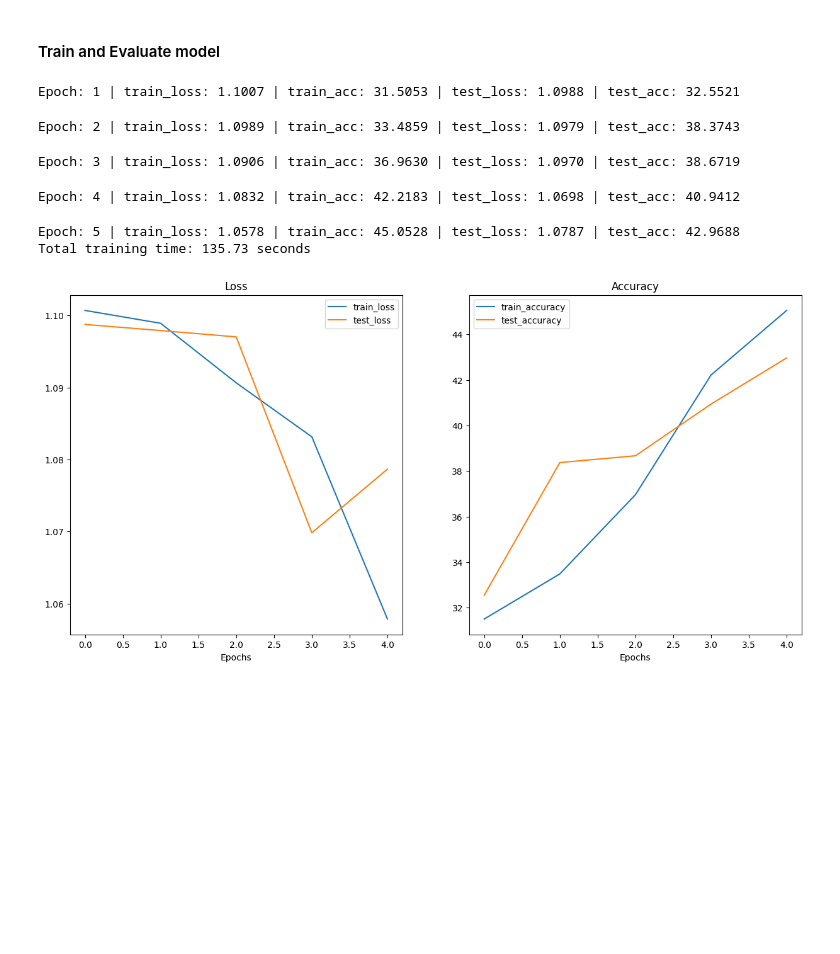
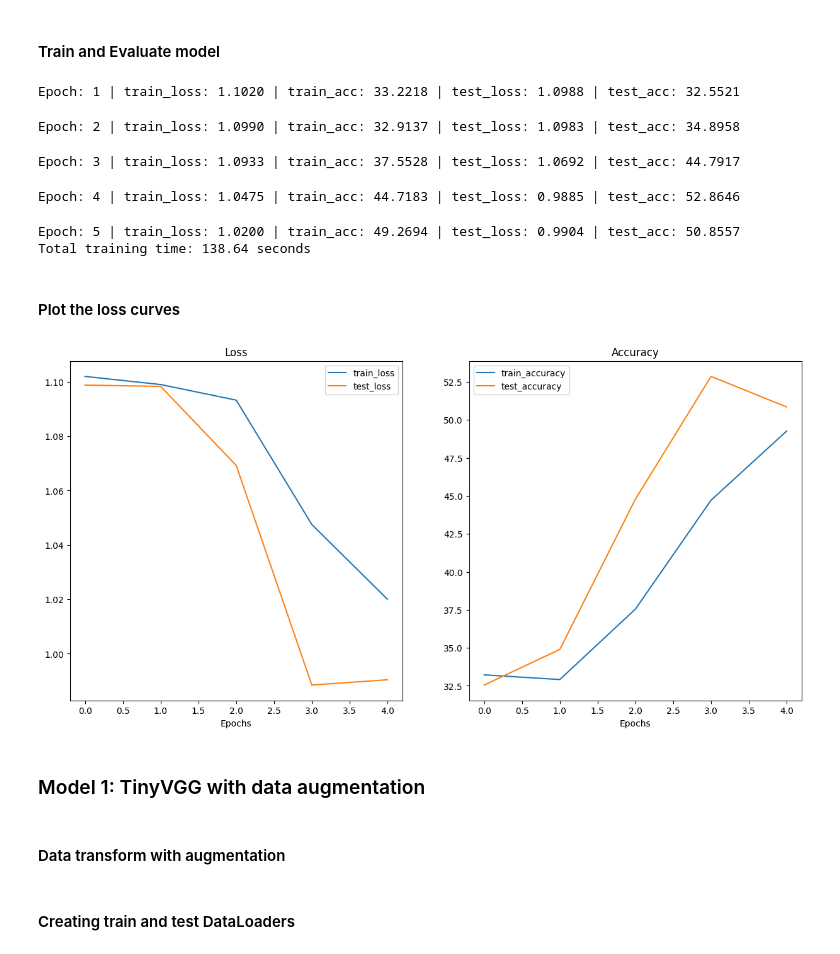
Before and after one commit to pmadzia/food-classification, a Jupyter notebook: notebooks/food_classification.ipynb, the cells around one changed output. Cells and saved outputs as stored; diff of their text form; code cells hidden in the pictures; blank space fills up the shorter version.

```diff
--- a/notebooks/food_classification.ipynb
+++ b/notebooks/food_classification.ipynb
@@ -487,7 +487,7 @@ def train(model,
 #### Setup loss function and optimizer
 # %%
 loss_fn = nn.CrossEntropyLoss()
-optimizer = torch.optim.SGD(params=model_0.parameters(), lr=0.1)
+optimizer = torch.optim.Adam(params=model_0.parameters(), lr=0.001)
 # %% [markdown]
 #### Train and Evaluate model
 # %%
@@ -510,14 +510,16 @@ model_0_results = train(model=model_0,
 end_time = timer()
 print(f'Total training time: {end_time-start_time:.2f} seconds')
 # %% [output]
-Epoch: 1 | train_loss: 1.1007 | train_acc: 31.5053 | test_loss: 1.0988 | test_acc: 32.5521
+Epoch: 1 | train_loss: 1.1020 | train_acc: 33.2218 | test_loss: 1.0988 | test_acc: 32.5521
-Epoch: 2 | train_loss: 1.0989 | train_acc: 33.4859 | test_loss: 1.0979 | test_acc: 38.3743
+Epoch: 2 | train_loss: 1.0990 | train_acc: 32.9137 | test_loss: 1.0983 | test_acc: 34.8958
-Epoch: 3 | train_loss: 1.0906 | train_acc: 36.9630 | test_loss: 1.0970 | test_acc: 38.6719
+Epoch: 3 | train_loss: 1.0933 | train_acc: 37.5528 | test_loss: 1.0692 | test_acc: 44.7917
-Epoch: 4 | train_loss: 1.0832 | train_acc: 42.2183 | test_loss: 1.0698 | test_acc: 40.9412
+Epoch: 4 | train_loss: 1.0475 | train_acc: 44.7183 | test_loss: 0.9885 | test_acc: 52.8646
-Epoch: 5 | train_loss: 1.0578 | train_acc: 45.0528 | test_loss: 1.0787 | test_acc: 42.9688
-Total training time: 135.73 seconds
+Epoch: 5 | train_loss: 1.0200 | train_acc: 49.2694 | test_loss: 0.9904 | test_acc: 50.8557
+Total training time: 138.64 seconds
+# %% [markdown]
+#### Plot the loss curves
 # %%
-def plot_loss_curves(results: dict[str, list[float]]):
+def plot_loss_curves_and_accuracy(results: dict[str, list[float]]):
     '''
     Plot training and test loss and accuracy curves.
 
@@ -560,6 +562,10 @@ def plot_loss_curves(results: dict[str, list[float]]):
     plt.xlabel('Epochs')
     plt.legend();
 # %%
-plot_loss_curves(model_0_results)
+plot_loss_curves_and_accuracy(model_0_results)
 # %% [output]
-[figure, old version]
+[figure, new version]
+# %% [markdown]
+### Model 1: TinyVGG with data augmentation
+# %% [markdown]
+#### Data transform with augmentation
@@ -565,0 +583,2 @@ plot_loss_curves(model_0_results)
+# %% [markdown]
+#### Creating train and test DataLoaders
```
Also changed, not shown: parts of 9 cells of this notebook.
